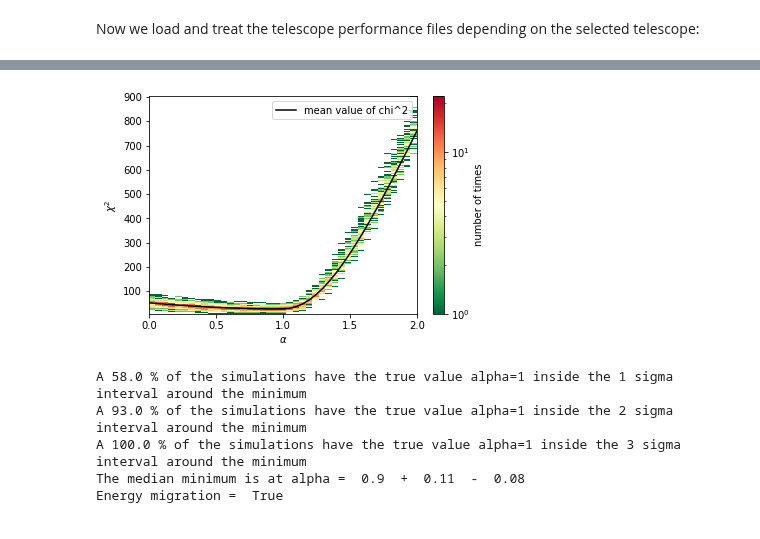
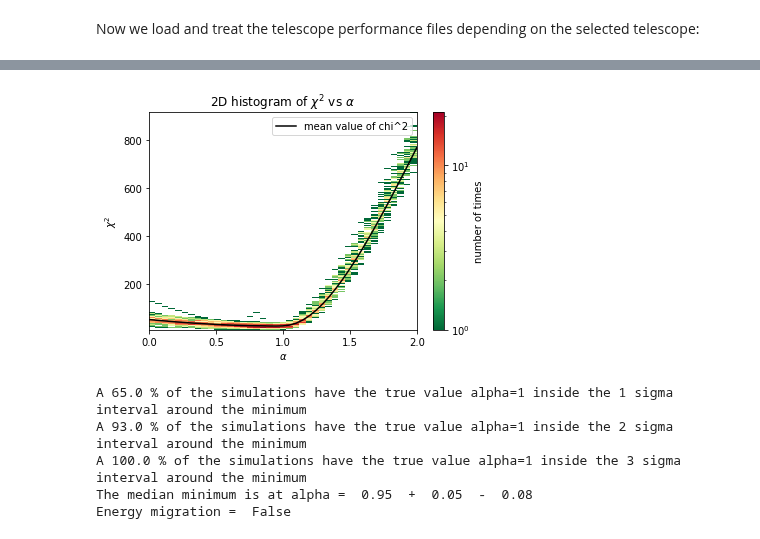
Before and after one commit to R-Grau/EBLpy, a Jupyter notebook: EBL_fit_MC.ipynb, the cells around one changed output, grey strips where cells are left out. Saved outputs shown, nothing was run; the diff lists cells and outputs as text; code cells hidden in the pictures.

Commit message:
remove some repeated code and put it in one space and add title to the 2D histogram

```diff
--- a/EBL_fit_MC.ipynb
+++ b/EBL_fit_MC.ipynb
@@ -21,7 +21,7 @@ EBL_Model = "Dominguez" #EBL model to test. Only "Dominguez" (Domínguez et al.
 Source_flux = 8.70e-6 # f0 flux of the source. Should be in m−2  s−1  TeV−1
 Observation_time = 42480 #Observation time in seconds
 niter = 100 #number of iterations for the chi^2 vs alpha plot #The niter=1 has a different plot (just give it a try)
-Energy_migration = True #True #True if you want to do the Energy migration or False if you don't want to.
+Energy_migration = False #True #True if you want to do the Energy migration or False if you don't want to.
 
 #for the chi² vs alpha plot:
 initial_guess_pos = 1.5 #recommended values for MBPWL (>1.), for LP (<1.) (the chi² for alpha=initial_guess_pos if much worse than the other ones, will be fixed soon), for PWL (>1.)
@@ -433,9 +380,16 @@ else:
  iteration 99 of 100 finished
  iteration 100 of 100 finished
 # %%
-#use this only if niter different to 1:
 if niter == 1:
-    raise Warning("You don't need this with 1 iteration")
+    plt.plot(alphas, chisqs, 'o')
+    plt.yscale('log')
+    plt.xlabel(r'$\alpha$')
+    plt.ylabel(r'$\chi^2$')
+    plt.ylim(0,200)
+    plt.show()
+
+    ordering_sigma(alphas, first_bin, last_bin, step, chisqs)
+
 else:
     chisqs_iter = np.array(chisqs_iter)
     alphas_iter = np.array(alphas_iter)
@@ -453,6 +407,7 @@ else:
     # ax.set_ylim(0,200)
     # ax.set_xlim(0.5,1.15)
     fig.colorbar(h[3], ax=ax, label="number of times")
+    ax.set_title(r"2D histogram of $\chi^2$ vs $\alpha$")
     plt.show()
 
     sigma_1 = []
@@ -469,36 +424,36 @@ else:
         sigma_2.append(sigma_2_0)
         sigma_3.append(sigma_3_0)
         number = np.where(np.round(alphas, decimals = 4) == 1)
         if number in sigma_1_0[0]: #this number is the position of the alpha=1 inside the alhpas array
             s1 += 1
         if number in sigma_2_0[0]:
             s2 += 1
         if number in sigma_3_0[0]:
             s3 += 1
     # print(sigma_1)
     # print(sigma_2)
     # print(sigma_3)
     print("A {sig} % of the simulations have the true value alpha=1 inside the 1 sigma interval around the minimum".format( sig = np.round(s1 / niter * 100, decimals = 3)))
     print("A {sig} % of the simulations have the true value alpha=1 inside the 2 sigma interval around the minimum".format( sig = np.round(s2 / niter * 100, decimals = 3)))
     print("A {sig} % of the simulations have the true value alpha=1 inside the 3 sigma interval around the minimum".format( sig = np.round(s3 / niter * 100, decimals = 3)))
     # print("The median minimum is at alpha={minimum}".format(minimum = alphas[np.argmin(np.median(chisqs_iter,0))]))
 
     order = np.argsort(alphas_iter[0])
     interpx = np.arange(first_bin, last_bin, step/5)
     alphas_reord = np.take_along_axis(np.median(alphas_iter, 0), order, axis=0)
     chisqs_repord = np.take_along_axis(np.median(chisqs_iter, 0), order, axis=0)
     f1 = interpolate.interp1d(alphas_reord, chisqs_repord, kind='linear')
     chis_new = f1(interpx)
     sigma_inter_1s = np.where(chis_new <= 1 + np.min(chis_new))
     upper_bound_1s = step/5 * np.max(sigma_inter_1s) + first_bin
     lower_bound_1s = step/5 * np.min(sigma_inter_1s) + first_bin
     # print("The 1 sigma upper bound is: ", upper_bound_1s, "and the lower bound is: ", lower_bound_1s)
     print("The median minimum is at alpha = ", np.round(interpx[np.argmin(chis_new)], decimals = 3), " + ", np.round(upper_bound_1s-interpx[np.argmin(chis_new)], decimals = 4), " - ", np.round(interpx[np.argmin(chis_new)] - lower_bound_1s, decimals = 4))
     print("Energy migration = ", Energy_migration)
 # %% [output]
-[figure, old version]
+[figure, new version]
-A 58.0 % of the simulations have the true value alpha=1 inside the 1 sigma interval around the minimum
+A 65.0 % of the simulations have the true value alpha=1 inside the 1 sigma interval around the minimum
 A 93.0 % of the simulations have the true value alpha=1 inside the 2 sigma interval around the minimum
 A 100.0 % of the simulations have the true value alpha=1 inside the 3 sigma interval around the minimum
-The median minimum is at alpha =  0.9  +  0.11  -  0.08
-Energy migration =  True
+The median minimum is at alpha =  0.95  +  0.05  -  0.08
+Energy migration =  False
```
Also changed, not shown: parts of 1 cell of this notebook.
